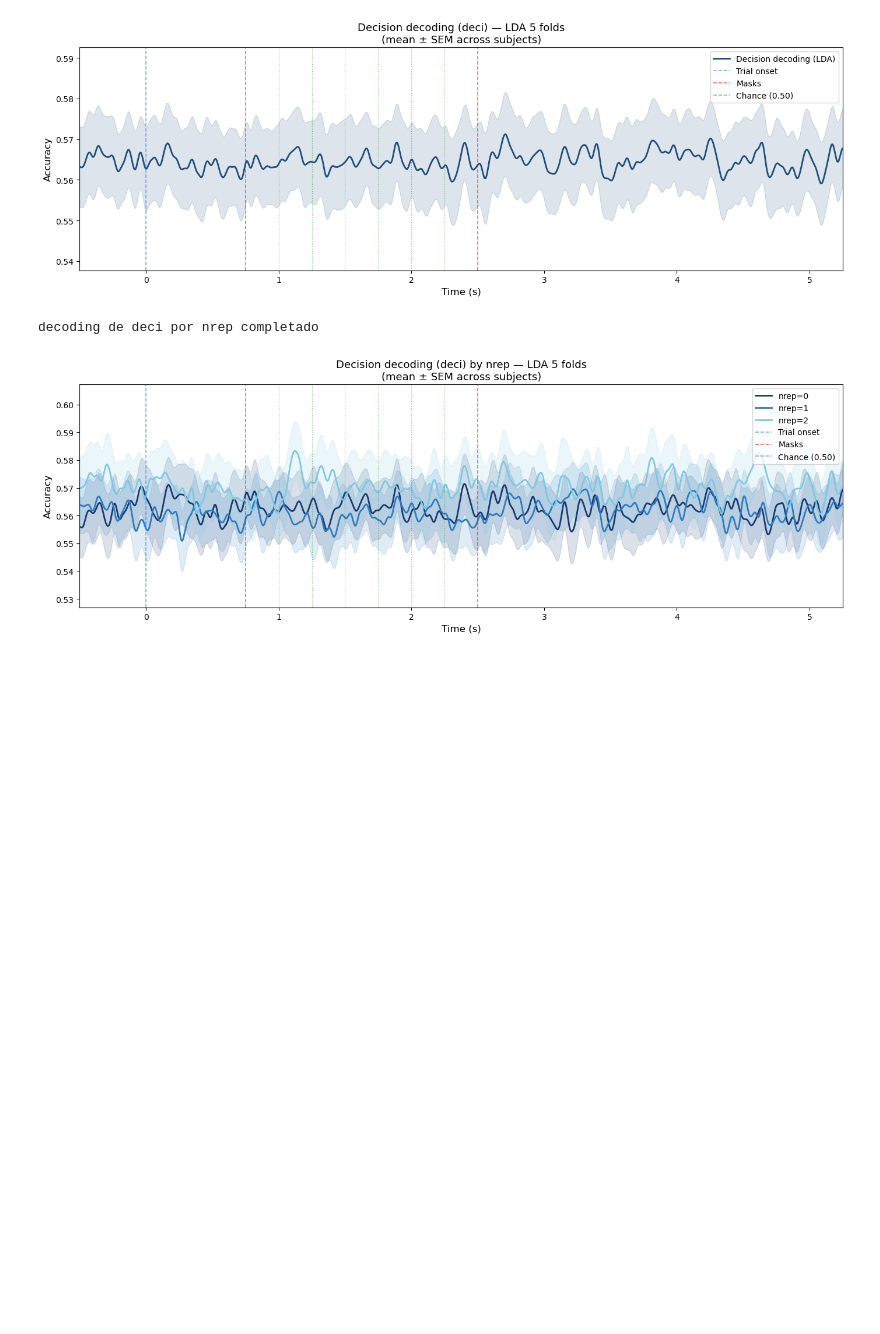
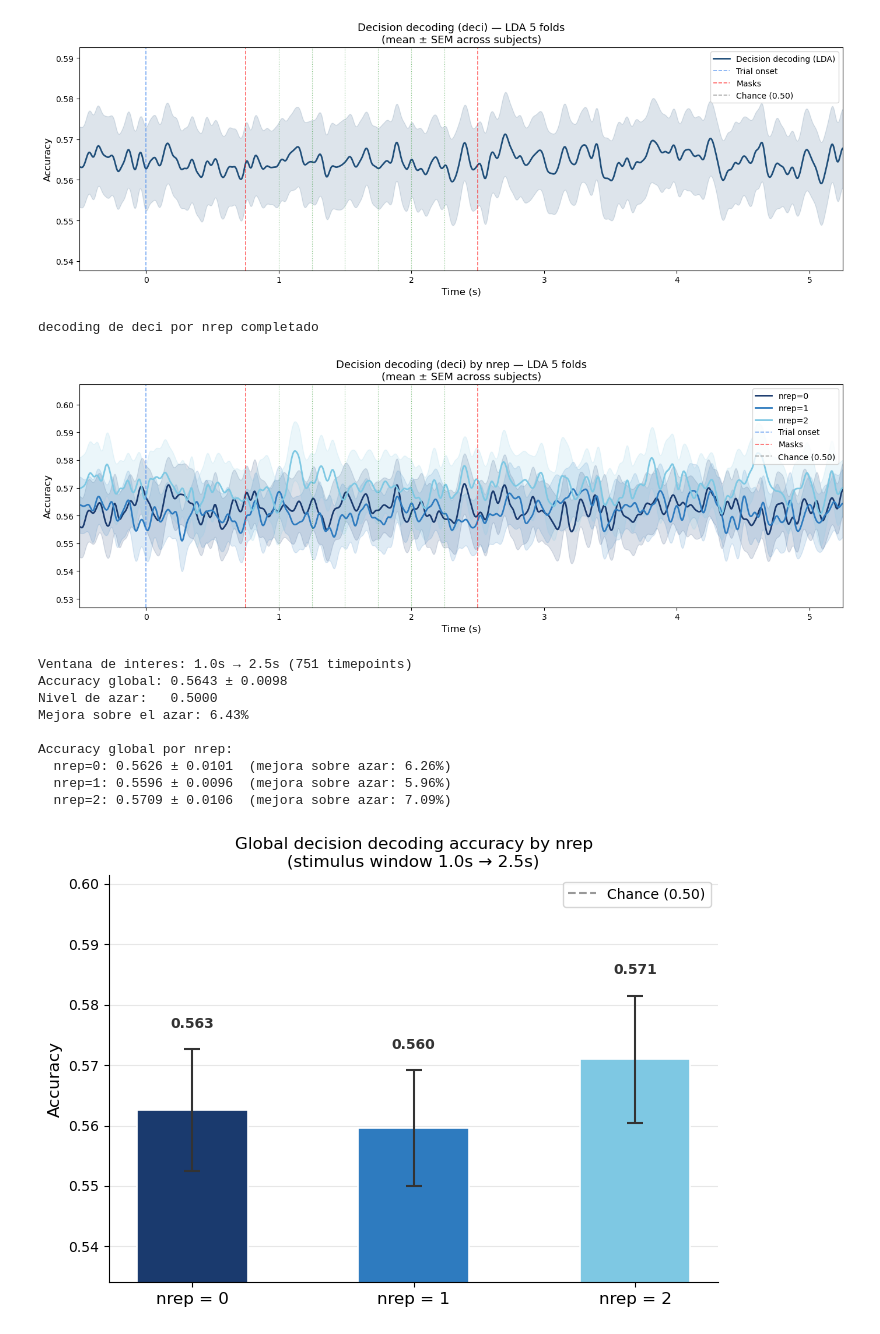
Before and after one commit to martinanapoli/TFG_MARTINA, a Jupyter notebook: EEG_decoding_decision_TFG_MARTINA.ipynb, the cells around one changed output. Cells and saved outputs as stored; diff of their text form; code cells hidden in the pictures; blank space fills up the shorter version.

Commit message:
Add Changes Decision Decoding

```diff
--- a/EEG_decoding_decision_TFG_MARTINA.ipynb
+++ b/EEG_decoding_decision_TFG_MARTINA.ipynb
@@ -362,3 +368,83 @@ plt.show()
 # %% [output]
 decoding de deci por nrep completado
 [figure]
+# %%
+# ACCURACY GLOBAL POR TRIAL
+# en vez de ver la accuracy timepoint a timepoint, calculamos una sola metrica global
+# usamos la ventana de presentacion de estimulos (1.0s a 2.5s) donde hay mas informacion
+# esto nos da una respuesta directa a la pregunta: puede el EEG predecir la decision?
+
+t_start_window = 1.0   # inicio de la ventana de interes (primer estimulo)
+t_end_window   = 2.5   # fin de la ventana de interes (segunda mascara)
+
+# indices de los timepoints dentro de esa ventana
+idx_window = np.where((time >= t_start_window) & (time <= t_end_window))[0]
+
+# accuracy global = media del score en esa ventana, promediada entre estimulos y sujetos
+accuracy_global      = np.mean(scorer_deci[:, idx_window])
+accuracy_global_sem  = np.std(np.mean(scorer_deci[:, idx_window], axis=1)) / np.sqrt(nSubj)
+chance_level         = 0.5
+
+print(f'Ventana de interes: {t_start_window}s → {t_end_window}s ({len(idx_window)} timepoints)')
+print(f'Accuracy global: {accuracy_global:.4f} ± {accuracy_global_sem:.4f}')
+print(f'Nivel de azar:   {chance_level:.4f}')
+print(f'Mejora sobre el azar: {(accuracy_global - chance_level)*100:.2f}%')
+
+# accuracy global por nrep
+print(f'\nAccuracy global por nrep:')
+for i_nrep, nrep in enumerate(nreps):
+    acc_nrep = np.mean(scorer_deci_nrep[i_nrep, :, idx_window])
+    sem_nrep = np.std(np.mean(scorer_deci_nrep[i_nrep, :, :][:, idx_window], axis=1)) / np.sqrt(nSubj)
+    print(f'  nrep={nrep}: {acc_nrep:.4f} ± {sem_nrep:.4f}  '
+          f'(mejora sobre azar: {(acc_nrep - chance_level)*100:.2f}%)')
+
+# plot
+fig, ax = plt.subplots(figsize=(7, 5))
+
+accs = [np.mean(scorer_deci_nrep[i, :, idx_window]) for i in range(len(nreps))]
+sems = [np.std(np.mean(scorer_deci_nrep[i, :, :][:, idx_window], axis=1)) / np.sqrt(nSubj)
+        for i in range(len(nreps))]
+
+bars = ax.bar(nreps, accs, color=colors_nrep, width=0.5,
+              edgecolor='white', linewidth=1.2, zorder=2)
+ax.errorbar(nreps, accs, yerr=sems, fmt='none',
+            color='#333333', capsize=6, capthick=1.5, lw=1.5, zorder=3)
+
+# linea de azar
+ax.axhline(0.5, color='gray', ls='--', lw=1.5, alpha=0.8, label='Chance (0.50)', zorder=1)
+
+# etiquetas de accuracy encima de cada barra
+for i, (acc, sem) in enumerate(zip(accs, sems)):
+    ax.text(i, acc + sem + 0.003, f'{acc:.3f}',
+            ha='center', va='bottom', fontsize=10, fontweight='bold', color='#333333')
+
+# adaptamos el eje Y
+y_min = min(accs) - max(sems) - 0.015
+y_max = max(accs) + max(sems) + 0.02
+ax.set_ylim([max(0.45, y_min), min(0.70, y_max)])
+
+ax.set_xticks(nreps)
+ax.set_xticklabels([f'nrep = {n}' for n in nreps], fontsize=12)
+ax.set_ylabel('Accuracy', fontsize=12)
+ax.set_title('Global decision decoding accuracy by nrep\n'
+             '(stimulus window 1.0s → 2.5s)', fontsize=12)
+ax.legend(fontsize=10)
+
+# fondo limpio
+ax.spines['top'].set_visible(False)
+ax.spines['right'].set_visible(False)
+ax.grid(axis='y', alpha=0.3, zorder=1)
+
+plt.tight_layout()
+plt.show()
+# %% [output]
+Ventana de interes: 1.0s → 2.5s (751 timepoints)
+Accuracy global: 0.5643 ± 0.0098
+Nivel de azar:   0.5000
+Mejora sobre el azar: 6.43%
+
+Accuracy global por nrep:
+  nrep=0: 0.5626 ± 0.0101  (mejora sobre azar: 6.26%)
+  nrep=1: 0.5596 ± 0.0096  (mejora sobre azar: 5.96%)
+  nrep=2: 0.5709 ± 0.0106  (mejora sobre azar: 7.09%)
+[figure, added]
```
Also changed, not shown: parts of 9 cells of this notebook, 1 other file.
